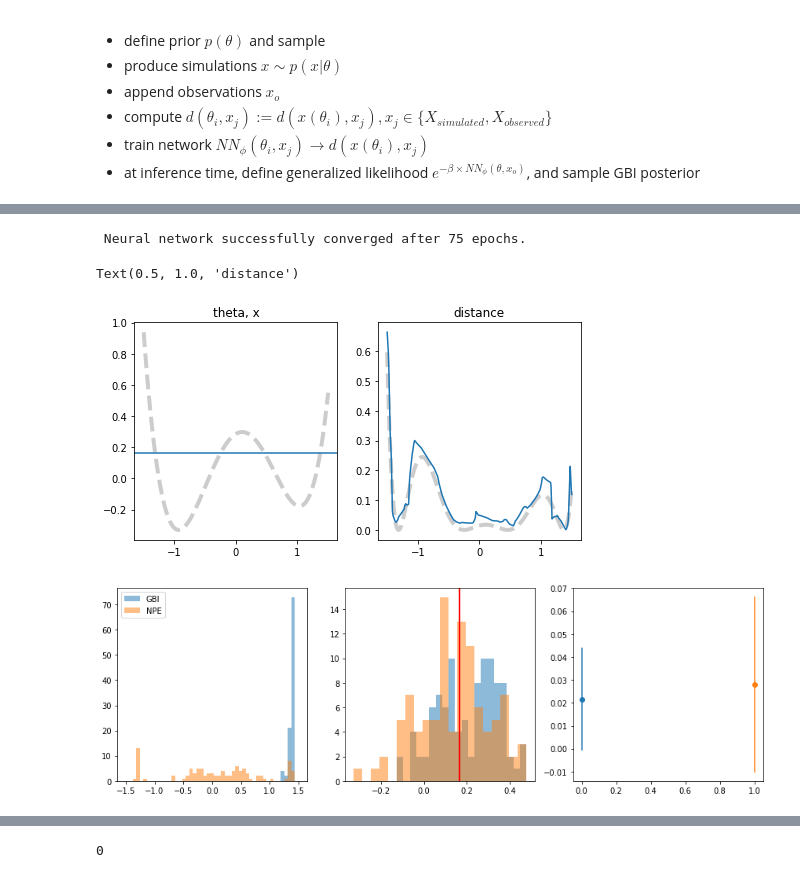
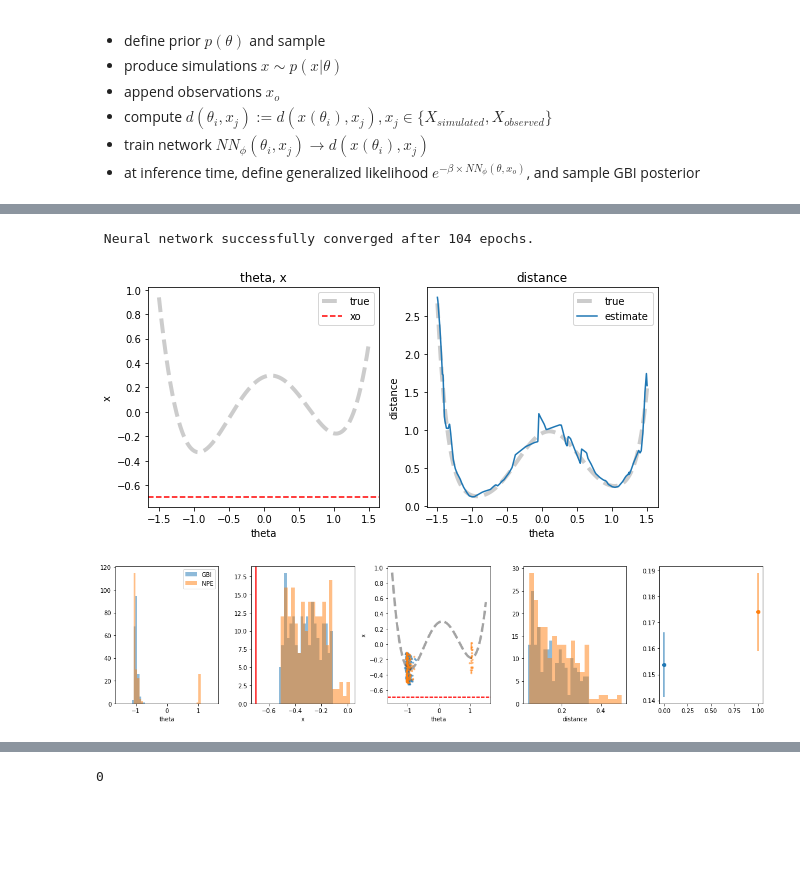
Before and after one commit to mackelab/neuralgbi, a Jupyter notebook: paper/fig4/notebooks/01_distance_learning.ipynb, the cells around one changed output, grey strips where cells are left out. Saved outputs shown, nothing was run; the diff lists cells and outputs as text; code cells hidden in the pictures; blank space fills up the shorter version.

```diff
--- a/paper/fig4/notebooks/01_distance_learning.ipynb
+++ b/paper/fig4/notebooks/01_distance_learning.ipynb
@@ -124,7 +281,7 @@ def simulator(theta, poly_coeffs, noise_width = 1):
 poly_coeffs = Tensor([ 0.1627,  0.9073, -1.2197, -1.4639,  1.4381])
 
 
-n_samples = 400
+n_samples = 500
 noise_width = 0.4
 torch.manual_seed(0)
 
@@ -137,6 +294,8 @@ theta = prior.sample((n_samples,))
 x = simulator(theta, poly_coeffs, noise_width)
 # x_obs = torch.arange(-1,1.2,.2).unsqueeze(1)
 x_obs = torch.rand(10).unsqueeze(1) * 2. - 1.
+x_target = concatenate_xs(x, x_obs)
+
 x_test = torch.rand(10).unsqueeze(1) * 2. - 1.
 
 plt.figure(figsize=(4,4))
@@ -155,0 +315,7 @@ dist_precompute = torch.hstack([dist(x.unsqueeze(1), x_t).unsqueeze(1) for x_t i
+# %%
+gbi = GBInference(prior, distances.mse_dist)
+gbi.append_simulations(theta, x, x_obs)
+# gbi.initialize_distance_estimator(5, 64, 'resnet', net_kwargs={'dropout_prob':0.1})
+
+gbi.initialize_distance_estimator(5, 64, 'MLP')
+distance_net = gbi.train(n_epochs=10)
@@ -156,7 +438,7 @@ dist_precompute = torch.hstack([dist(x.unsqueeze(1), x_t).unsqueeze(1) for x_t i
 # %%
 # Training loop
 batch_size = 100
-n_epochs = 40
+n_epochs = 100
 p_validation = 0.1
 
 num_layers = 5
@@ -164,7 +446,7 @@ num_hidden = 64
 
 
 # Define network, optimizer, and datasets
-distance_net = DistanceEstimator(theta.shape[1], x.shape[1], num_layers, num_hidden)
+distance_net = DistanceEstimator(theta.shape[1], x.shape[1], num_layers, num_hidden, net_type='MLP')
 nn_loss = nn.MSELoss()
 optimizer = optim.Adam(distance_net.parameters())
 
@@ -177,7 +459,7 @@ optimizer = optim.Adam(distance_net.parameters())
 dataset = TensorDataset(idx_train)
 train_set, val_set = torch.utils.data.random_split(dataset, (Tensor([1-p_validation, p_validation])*len(dataset)).to(int))
 dataloader = DataLoader(train_set, batch_size=batch_size, shuffle=True)
-theta_val, x_val, dist_val = idx_to_data(val_set[:], theta, x_target, dist_precompute)
+theta_val, x_val, dist_val = idx_to_data(val_set[:], theta, x_target, dist_precomputed)
 
 # go brrrrr
 train_losses, val_losses = [], []
@@ -186,7 +468,7 @@ for e in range(n_epochs):
         optimizer.zero_grad()
 
         # load batch of theta, x, and pre-computed distances
-        theta_batch, x_batch, dist_batch = idx_to_data(idx_batch, theta, x_target, dist_precompute)
+        theta_batch, x_batch, dist_batch = idx_to_data(idx_batch, theta, x_target, dist_precomputed)
 
         # forward pass for distances
         dist_pred = distance_net(theta_batch, x_batch).squeeze()
@@ -229,9 +518,5 @@ plt.yscale('log')
 inference = SNPE(prior, density_estimator='nsf')
 density_estimator = inference.append_simulations(theta, x).train()
 posterior = inference.build_posterior(density_estimator)
-
-# GBI
-gll = build_amortized_GLL(distance_net)
-gbi_potential = GBIPotential(prior, gll)
 # %% [output]
- Neural network successfully converged after 75 epochs.
+ Neural network successfully converged after 104 epochs.
@@ -238,24 +527,26 @@ gbi_potential = GBIPotential(prior, gll)
 # %%
 # evaluation
-x_o = x_test[4] # 3
+x_o = x_test[3] # 3
 
 theta_grid = torch.linspace(-1.5,1.5,3001).unsqueeze(1)
 x_grid = simulator(theta_grid, poly_coeffs, 0)
 
 dist_grid = dist(x_grid.unsqueeze(1), x_o)
 dist_pred = distance_net(theta_grid, x_o.repeat(theta_grid.shape))
 
 plt.figure(figsize=(8,4))
 plt.subplot(1,2,1)
-plt.plot(theta_grid, x_grid, 'k--', lw=4, alpha=0.2)
-plt.axhline(x_o.squeeze())
-plt.title('theta, x')
+plt.plot(theta_grid, x_grid, 'k--', lw=4, alpha=0.2, label='true')
+plt.axhline(x_o.squeeze(), color='r', ls='--', label='xo')
+plt.title('theta, x'); plt.legend()
+plt.xlabel('theta');plt.ylabel('x');
 
 plt.subplot(1,2,2)
-plt.plot(theta_grid, dist_grid, 'k--', lw=4, alpha=0.2)
-plt.plot(theta_grid, dist_pred.detach(), '-', alpha=1)
-plt.title('distance')
+plt.plot(theta_grid, dist_grid, 'k--', lw=4, alpha=0.2, label='true')
+plt.plot(theta_grid, dist_pred.detach(), '-', alpha=1, label='estimate')
+plt.title('distance');plt.legend()
+plt.xlabel('theta');plt.ylabel('distance');
+plt.tight_layout()
 # %% [output]
-Text(0.5, 1.0, 'distance')
-[figure, old version]
+[figure, new version]
 # %%
@@ -270,22 +562,35 @@ npe_samples = posterior.sample((100,), x=x_o)
 # %%
-plt.figure(figsize=(12,4))
+plt.figure(figsize=(16,4))
 
 for i_p, posterior_samples in enumerate([gbi_samples, npe_samples]):
-    plt.subplot(1,3,1)
+    plt.subplot(1,5,1)
     plt.hist(posterior_samples.numpy().squeeze(), np.linspace(-1.5,1.5,50), alpha=0.5);
+    plt.xlabel('theta')
 
     post_pred = simulator(posterior_samples, poly_coeffs, noise_width)
-    plt.subplot(1,3,2)
+    plt.subplot(1,5,2)
     plt.hist(post_pred.numpy().squeeze(), 20, alpha=0.5);
     plt.axvline(x_o.squeeze(), color='r', lw=2)
+    plt.xlabel('x')
+
+    plt.subplot(1,5,3)
+    plt.plot(posterior_samples.squeeze(), post_pred.squeeze(), '.', alpha=0.5, ms=5)
+    plt.plot(theta_grid, x_grid, 'k--', lw=4, alpha=0.2, label='true')
+    plt.axhline(x_o.squeeze(), color='r', ls='--', label='xo')
+    plt.xlabel('theta'); plt.ylabel('x');
 
     post_pred_dist = dist(post_pred.unsqueeze(1), x_o)
-    plt.subplot(1,3,3)
-    plt.errorbar(i_p, post_pred_dist.mean(), post_pred_dist.std(), fmt='o')
+    plt.subplot(1,5,4)
+    plt.hist(post_pred_dist.numpy().squeeze(), 20, alpha=0.5);
+    # plt.axvline(x_o.squeeze(), color='r', lw=2)
+    plt.xlabel('distance')
+
+    plt.subplot(1,5,5)
+    plt.errorbar(i_p, post_pred_dist.mean(), post_pred_dist.std()/np.sqrt(post_pred_dist.shape[0])*2, fmt='o') # mean +/- 2 sem
 
 # theta_grid[np.abs(x_grid-x_o)<=(noise_width/2)];
-plt.subplot(1,3,1)
+plt.subplot(1,5,1)
 plt.legend(['GBI', 'NPE'])
 plt.tight_layout()
 # %% [output]
-[figure, old version]
+[figure, new version]
```
Also changed, not shown: parts of 20 cells of this notebook, 2 other files.
